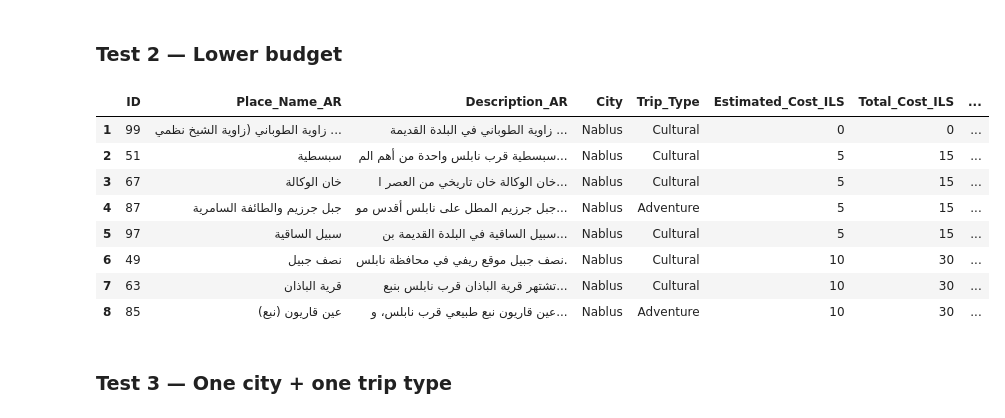
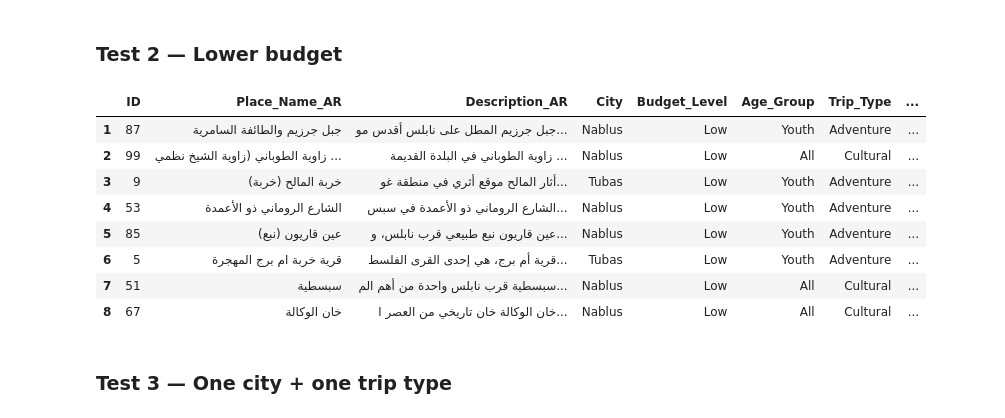
Before and after one commit to Asalasadat/AI-Travel-Squad, a Jupyter notebook: AI&ML/Code/palestine_tourism_recommendation.ipynb, the cells around one changed output. Saved outputs shown, nothing was run; the diff lists cells and outputs as text; code cells hidden in the pictures.

```diff
--- a/AI&ML/Code/palestine_tourism_recommendation.ipynb
+++ b/AI&ML/Code/palestine_tourism_recommendation.ipynb
@@ -254,16 +286,32 @@ Each category becomes its own binary column (0 or 1). For example, `City = Nablu
 | `Age_Group` | Who it suits |
 | `Trip_Type` | What kind of experience |
 # %%
-feature_cols = ['type', 'City', 'Trip_Type']
+feature_cols = [
+    'type',
+    'City',
+    'Budget_Level',
+    'Age_Group',
+    'Trip_Type'
+]
 
-encoder = OneHotEncoder(sparse_output=False, handle_unknown='ignore')
+encoder = OneHotEncoder(
+    sparse_output=False,
+    handle_unknown='ignore'
+)
 
-feature_matrix = encoder.fit_transform(df[feature_cols])
+feature_matrix = encoder.fit_transform(
+    df[feature_cols]
+)
 
 print(f'Feature matrix shape: {feature_matrix.shape}')
-print(f'→ {df.shape[0]} places × {feature_matrix.shape[1]} features')
+
+print(
+    f'→ {df.shape[0]} places × '
+    f'{feature_matrix.shape[1]} features'
+)
 
 print()
+
 print('Features after encoding:')
 
 for name in encoder.get_feature_names_out(feature_cols):
@@ -322,13 +370,31 @@ TRIP_TYPE_TO_PLACE_TYPE = {
 # %% [markdown]
 ### Building a multi-choice user profile
 # %%
-def create_user_profile(cities, trip_types, encoder):
+def create_user_profile(
+    cities,
+    budget,
+    ages,
+    trip_types,
+    encoder
+):
     feature_names = encoder.get_feature_names_out(feature_cols)
     user_vector = np.zeros(len(feature_names))
 
     # Cities
     for city in cities:
         feature = f"City_{city}"
+        if feature in feature_names:
+            user_vector[np.where(feature_names == feature)[0][0]] = 1
+
+    # Budget
+    for budget_level in budget:
+        feature = f"Budget_Level_{budget_level}"
+        if feature in feature_names:
+            user_vector[np.where(feature_names == feature)[0][0]] = 1
+
+    # Age Group
+    for age in ages:
+        feature = f"Age_Group_{age}"
         if feature in feature_names:
             user_vector[np.where(feature_names == feature)[0][0]] = 1
 
@@ -579,23 +695,24 @@ r1
 # %%
 r2 = get_recommendations(
     cities=["Nablus", "Tubas"],
+    ages=["Youth"],
     trip_types=["Adventure", "Cultural"],
     total_budget=50,
     people_over_10=3,
     top_n=8
 )
 
 r2
 # %% [output]
-|  | ID | Place_Name_AR | Description_AR | City | Trip_Type | Estimated_Cost_ILS | Total_Cost_ILS | ... |
-| 1 | 99 | زاوية الطوباني (زاوية الشيخ نظمي ... | زاوية الطوباني في البلدة القديمة ... | Nablus | Cultural | 0 | 0 | ... |
-| 2 | 51 | سبسطية | سبسطية قرب نابلس واحدة من أهم الم... | Nablus | Cultural | 5 | 15 | ... |
-| 3 | 67 | خان الوكالة | خان الوكالة خان تاريخي من العصر ا... | Nablus | Cultural | 5 | 15 | ... |
-| 4 | 87 | جبل جرزيم والطائفة السامرية | جبل جرزيم المطل على نابلس أقدس مو... | Nablus | Adventure | 5 | 15 | ... |
-| 5 | 97 | سبيل الساقية | سبيل الساقية في البلدة القديمة بن... | Nablus | Cultural | 5 | 15 | ... |
-| 6 | 49 | نصف جبيل | نصف جبيل موقع ريفي في محافظة نابلس. | Nablus | Cultural | 10 | 30 | ... |
-| 7 | 63 | قرية الباذان | تشتهر قرية الباذان قرب نابلس بنبع... | Nablus | Cultural | 10 | 30 | ... |
-| 8 | 85 | عين قاريون (نبع) | عين قاريون نبع طبيعي قرب نابلس، و... | Nablus | Adventure | 10 | 30 | ... |
+|  | ID | Place_Name_AR | Description_AR | City | Budget_Level | Age_Group | Trip_Type | ... |
+| 1 | 87 | جبل جرزيم والطائفة السامرية | جبل جرزيم المطل على نابلس أقدس مو... | Nablus | Low | Youth | Adventure | ... |
+| 2 | 99 | زاوية الطوباني (زاوية الشيخ نظمي ... | زاوية الطوباني في البلدة القديمة ... | Nablus | Low | All | Cultural | ... |
+| 3 | 9 | خربة المالح (خربة) | أثار المالح موقع أثري في منطقة غو... | Tubas | Low | Youth | Adventure | ... |
+| 4 | 53 | الشارع الروماني ذو الأعمدة | الشارع الروماني ذو الأعمدة في سبس... | Nablus | Low | Youth | Adventure | ... |
+| 5 | 85 | عين قاريون (نبع) | عين قاريون نبع طبيعي قرب نابلس، و... | Nablus | Low | Youth | Adventure | ... |
+| 6 | 5 | قرية خربة ام برج المهجرة | قرية أم برج، هي إحدى القرى الفلسط... | Tubas | Low | Youth | Adventure | ... |
+| 7 | 51 | سبسطية | سبسطية قرب نابلس واحدة من أهم الم... | Nablus | Low | All | Cultural | ... |
+| 8 | 67 | خان الوكالة | خان الوكالة خان تاريخي من العصر ا... | Nablus | Low | All | Cultural | ... |
 # %% [markdown]
 ### Test 3 — One city + one trip type
 # %%
```
Also changed, not shown: parts of 20 cells of this notebook.
